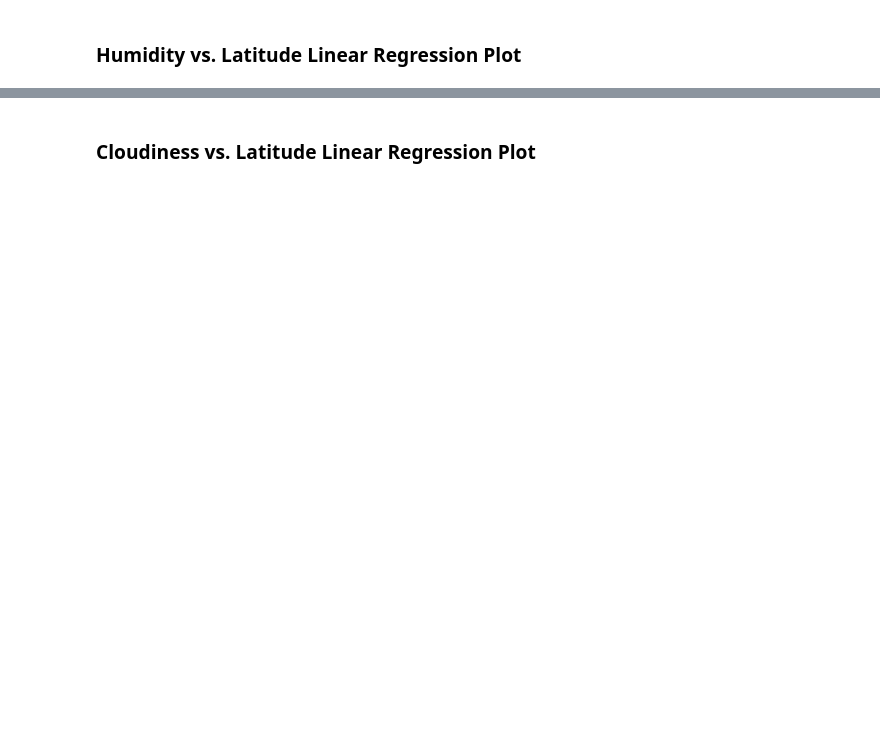
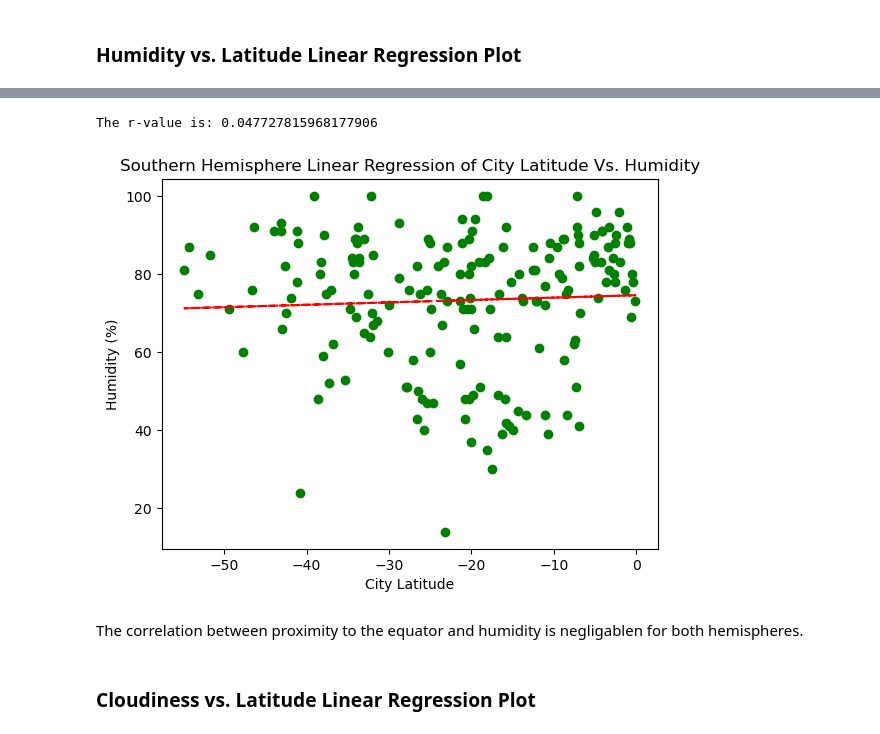
Before and after one commit to CRFitzgerald/python-api-challenge, a Jupyter notebook: WeatherPy/WeatherPy.ipynb, the cells around one changed output, grey strips where cells are left out. Saved outputs shown, nothing was run; the diff lists cells and outputs as text; code cells hidden in the pictures; blank space fills up the shorter version.

```diff
--- a/WeatherPy/WeatherPy.ipynb
+++ b/WeatherPy/WeatherPy.ipynb
@@ -396,2 +415,20 @@ The r-value is: 0.0002808747046324607
+# %%
+# Humidity linear regression on Southern Hemisphere
+we_slope, we_int, we_r, we_p, we_std_err = st.linregress(s_lat, s_hum)
+we_fit = we_slope * s_lat + we_int
+# Plot linear regression line over norther latitude vs temp scatter plot
+plt.scatter(s_lat,s_hum, color="green")
+plt.plot(s_lat,we_fit,"--", color="red")
+# Incorporate the other graph properties
+plt.xlabel('City Latitude')
+plt.ylabel('Humidity (%)')
+plt.title('Southern Hemisphere Linear Regression of City Latitude Vs. Humidity')
+print(f"The r-value is: {we_r}")
+plt.show()
+# %% [output]
+The r-value is: 0.047727815968177906
+[figure, added]
+# %% [markdown]
+The correlation between proximity to the equator and humidity is negligablen for both hemispheres.
 # %% [markdown]
 ### Cloudiness vs. Latitude Linear Regression Plot
```
Also changed, not shown: parts of 23 cells of this notebook.
